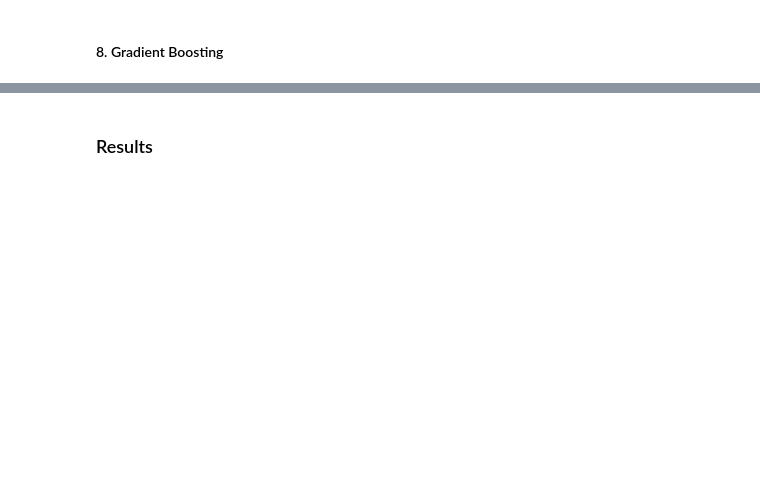
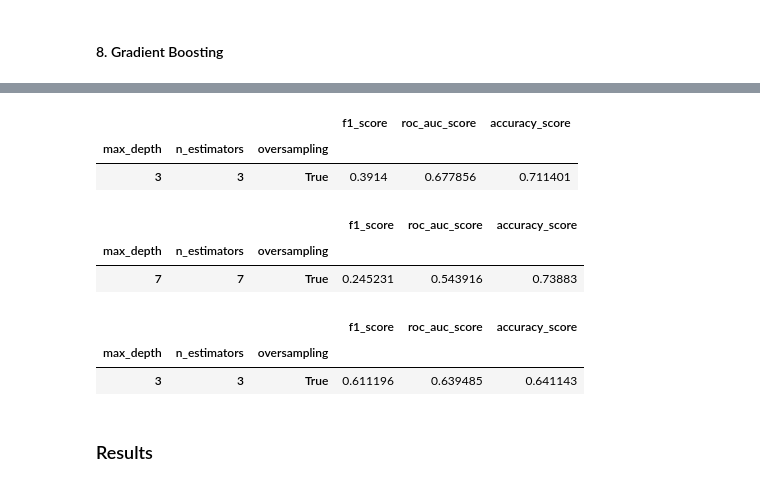
Before and after one commit to CS-433/cs-433-project-2-cough_classifier, a Jupyter notebook: src/notebooks/grid_search_coarse.ipynb, the cells around one changed output, grey strips where cells are left out. Cells and saved outputs as stored; diff of their text form; code cells hidden in the pictures; blank space fills up the shorter version.

```diff
--- a/src/notebooks/grid_search_coarse.ipynb
+++ b/src/notebooks/grid_search_coarse.ipynb
@@ -133,3 +431,18 @@ display(best_gb)
+# %%
+best_gb_1 = gb_results_1.iloc[[gb_results_1.reset_index()['roc_auc_score'].idxmax()]]
+best_gb_2 = gb_results_2.iloc[[gb_results_2.reset_index()['roc_auc_score'].idxmax()]]
+best_gb_3 = gb_results_3.iloc[[gb_results_3.reset_index()['roc_auc_score'].idxmax()]]
+display(best_gb_1, best_gb_2, best_gb_3)
+# %% [output]
+|  |  |  | f1_score | roc_auc_score | accuracy_score |
+| max_depth | n_estimators | oversampling |  |  |  |
+| 3 | 3 | True | 0.3914 | 0.677856 | 0.711401 |
+|  |  |  | f1_score | roc_auc_score | accuracy_score |
+| max_depth | n_estimators | oversampling |  |  |  |
+| 7 | 7 | True | 0.245231 | 0.543916 | 0.73883 |
+|  |  |  | f1_score | roc_auc_score | accuracy_score |
+| max_depth | n_estimators | oversampling |  |  |  |
+| 3 | 3 | True | 0.611196 | 0.639485 | 0.641143 |
 # %% [markdown]
 ### Results
 # %%
```
Also changed, not shown: parts of 39 cells of this notebook, 3 other files.
